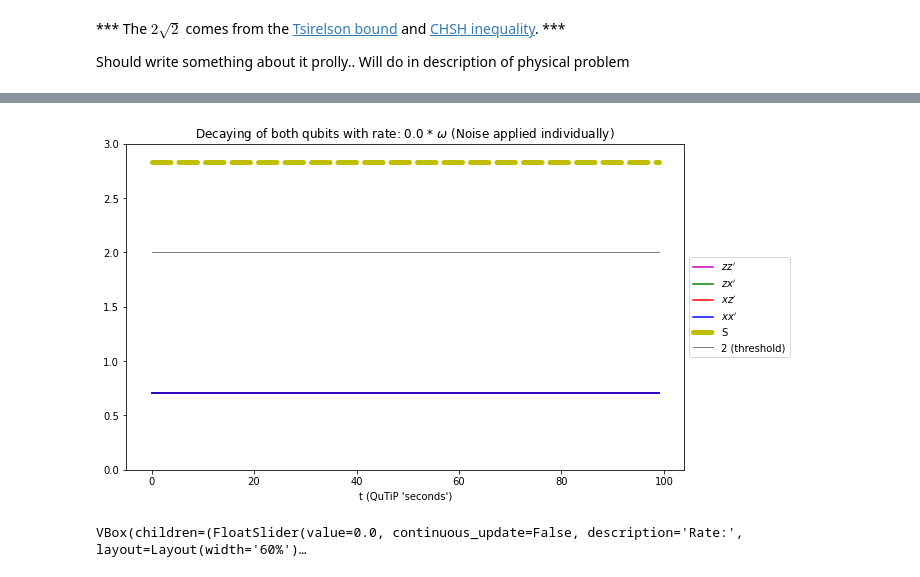
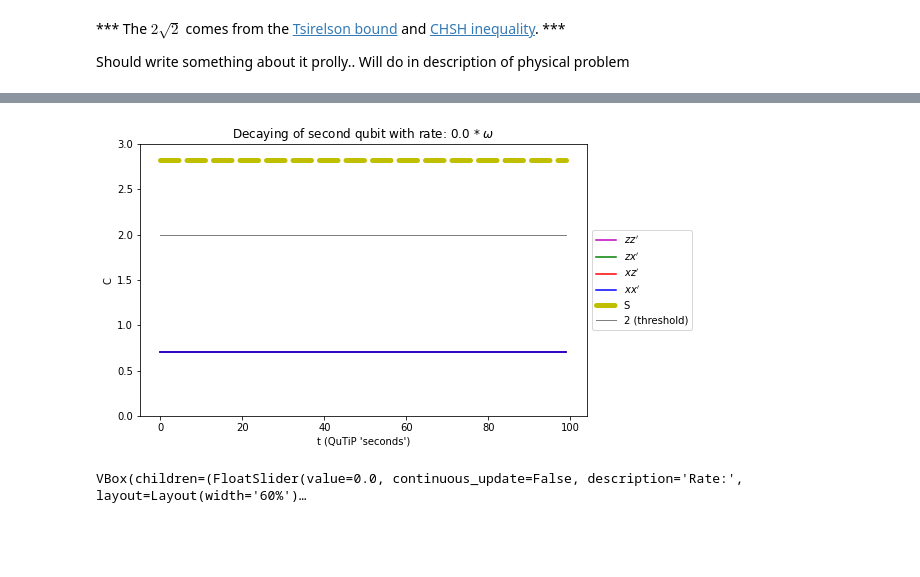
Before and after one commit to dxts/chsh-bell-inequality, a Jupyter notebook: Final Project Template.ipynb, the cells around one changed output, grey strips where cells are left out. Saved outputs shown, nothing was run; the diff lists cells and outputs as text; code cells hidden in the pictures; blank space fills up the shorter version.

Commit message:
refactorings to clean up code and seperate out graphs so each can be explained

```diff
--- a/Final Project Template.ipynb
+++ b/Final Project Template.ipynb
@@ -208,9 +246,8 @@ from qutip.qip.circuit import QubitCircuit
 # %%
-def calculate_expectations(collapse_ops=[], init_state=psi_minus, plt_title="REQUIRED", display = (True, True, True, True)):
-    """ Calculate the expectation values of the 4 Hermitian observables needed for CHSH's inequality
-        Plots the 4 expectation values and their sum
+def calculate_expectations(collapse_ops=[], init_state=psi_minus):
     """
-
+    Calculate the expectation values of the 4 Hermitian observables needed for CHSH's inequality.
+    """
     # Dimensions of Hilbert space
     N = 4
 
@@ -249,6 +286,15 @@ def calculate_expectations(collapse_ops=[], init_state=psi_minus, plt_title="REQ
     x_z1 = __expect(x * z1)
     x_x1 = __expect(x * x1)
 
+    return z_z1, z_x1, x_z1, x_x1
+
+def plot_expectations(collapse_ops=[], init_state=psi_minus, plt_title="REQUIRED", display = (True, True, True, True)):
+    """
+    Plot expectation values.
+    """
+
+    z_z1, z_x1, x_z1, x_x1 = calculate_expectations(collapse_ops, init_state=psi_minus)
+
     if display[0]:
         plt.plot(z_z1, 'm', label=r"$z z'$")
     if display[1]:
@@ -263,9 +309,7 @@ def calculate_expectations(collapse_ops=[], init_state=psi_minus, plt_title="REQ
 
     plt.ylim(0,3)
     plt.xlabel("t (QuTiP 'seconds')")
-    plt.ylabel("")
+    plt.ylabel("C")
     plt.legend(loc='center left', bbox_to_anchor=(1, 0.5))
     plt.title(plt_title)
     plt.show()
-
-    return
@@ -316,39 +370,20 @@ def interactive_plot(make_plots: Callable[[float, bool, bool, bool, bool], None]
 # %%
-# Plot the changing total expectation, S, as decaying noise is applied to the system
-# Plot for different values of Gamma (the rate at which decaying noise is applied)
+# Only one of the qubits experiences noise
 
 def decaying_noise_q1(rate, zz, zx, xz, xx):
     gamma = np.sqrt(rate * 2 * np.pi)
     title = r"Decaying of first qubit with rate: {} * $\omega$ ".format(rate)
-    calculate_expectations(collapse_ops=[tensor(gamma * sigmam(), identity(2))], plt_title=title)
+    plot_expectations(collapse_ops=[tensor(gamma * sigmam(), identity(2))], plt_title=title)
 
 interactive_plot(decaying_noise_q1)
-
-###
 
 def decaying_noise_q2(rate, zz, zx, xz, xx):
     gamma = np.sqrt(rate * 2 * np.pi)
     title = r"Decaying of second qubit with rate: {} * $\omega$ ".format(rate)
-    calculate_expectations(collapse_ops=[tensor(identity(2), gamma * sigmam())], plt_title=title)
+    plot_expectations(collapse_ops=[tensor(identity(2), gamma * sigmam())], plt_title=title)
 
 interactive_plot(decaying_noise_q2)
-
-###
-
-def decaying_noise_q12(rate, zz, zx, xz, xx):
-    gamma = np.sqrt(rate * 2 * np.pi)
-    title = r"Decaying of both qubits with rate: {} * $\omega$ (Noise applied tplotso both in one op)".format(rate)
-    calculate_expectations(collapse_ops=[tensor(gamma * sigmam(), gamma * sigmam())], plt_title=title)
-
-interactive_plot(decaying_noise_q12)
-
-def __decaying_noise_q12(rate, zz, zx, xz, xx):
-    gamma = np.sqrt(rate * 2 * np.pi)
-    title = r"Decaying of both qubits with rate: {} * $\omega$ (Noise applied individually)".format(rate)
-    calculate_expectations(collapse_ops=[tensor(gamma * sigmam(), identity(2)), tensor(identity(2), gamma * sigmam())], plt_title=title)
-
-interactive_plot(__decaying_noise_q12)
 # %% [output]
-[figure, old version]
+[figure, new version]
 VBox(children=(FloatSlider(value=0.0, continuous_update=False, description='Rate:', layout=Layout(width='60%')…
 [interactive output not drawn]
```
Also changed, not shown: parts of 11 cells of this notebook.
